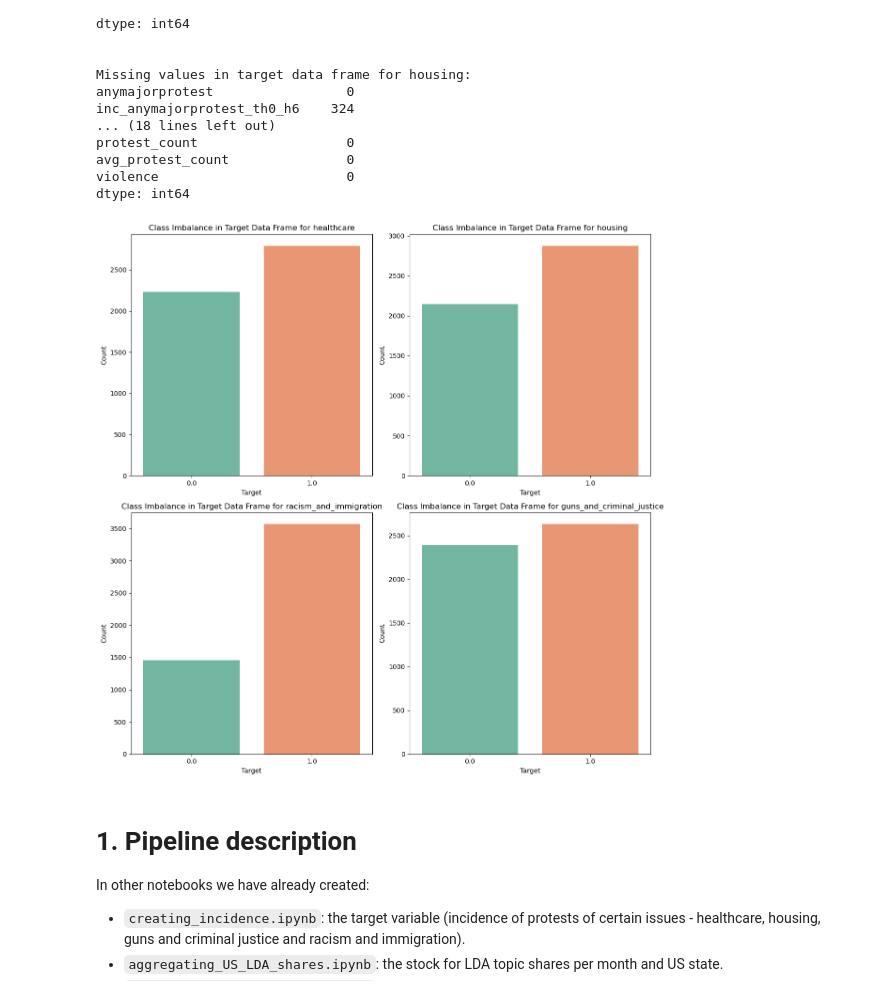
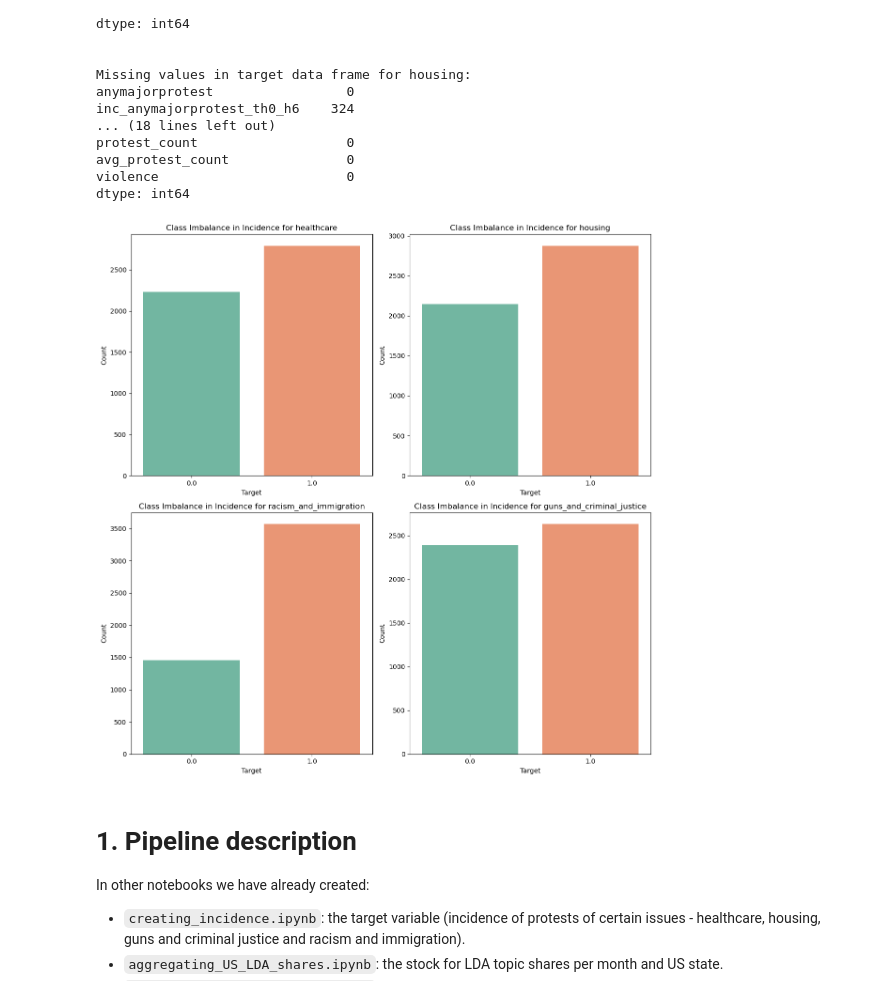
Before and after one commit to pablo-fdz/F-N_hw1, a Jupyter notebook: prediction_and_evaluation.ipynb, the cells around one changed output. Saved outputs shown, nothing was run; the diff lists cells and outputs as text; code cells hidden in the pictures.

Commit message:
created class imbalance plot

```diff
--- a/prediction_and_evaluation.ipynb
+++ b/prediction_and_evaluation.ipynb
@@ -324,23 +324,24 @@ dtype: int64
 # %%
 # Plot class imbalance for the target data frames
 
 # Create a figure with 2 subplots per row and number of keys / 2 rows
 num_keys = len(target_dict.keys())
 num_rows = (num_keys + 1) // 2
 fig, axes = plt.subplots(num_rows, 2, figsize=(12, 6 * num_rows))
 fig.subplots_adjust(hspace=0.4)
 
 # Create a count plot for each target data frame
 for i, key in enumerate(target_dict.keys()):
     ax = axes[i // 2, i % 2]  # Get the correct subplot
     sns.countplot(x='inc_anymajorprotest_th0_h6', data=target_dict[key], palette='Set2', hue='inc_anymajorprotest_th0_h6', ax=ax, legend=False)
-    ax.set_title(f'Class Imbalance in Target Data Frame for {key}')
+    ax.set_title(f'Class Imbalance in Incidence for {key}')
     ax.set_xlabel('Target')
     ax.set_ylabel('Count')
     plt.tight_layout()
+plt.savefig(os.path.join('figures', 'class_imbalance_incidence.png'), dpi=400, bbox_inches='tight')
 plt.show()
 # %% [output]
-[figure, old version]
+[figure, new version]
 # %% [markdown]
 # 1. Pipeline description
 
```
Also changed, not shown: 1 other file.
